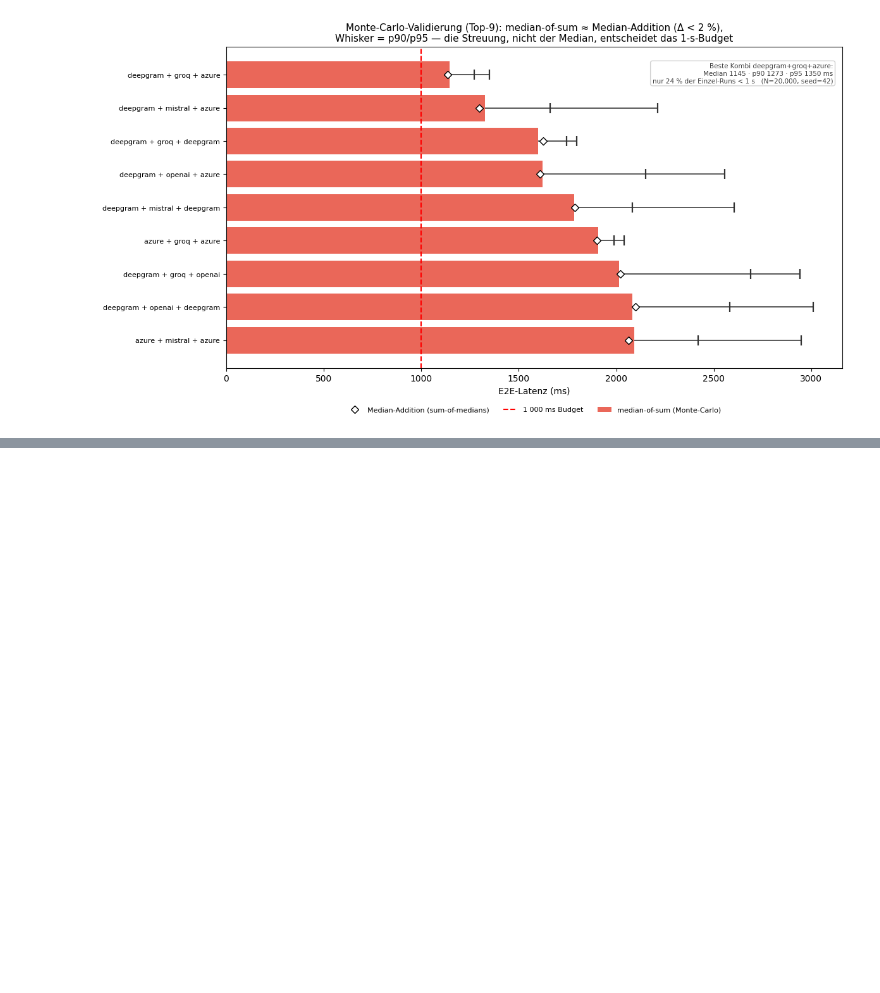
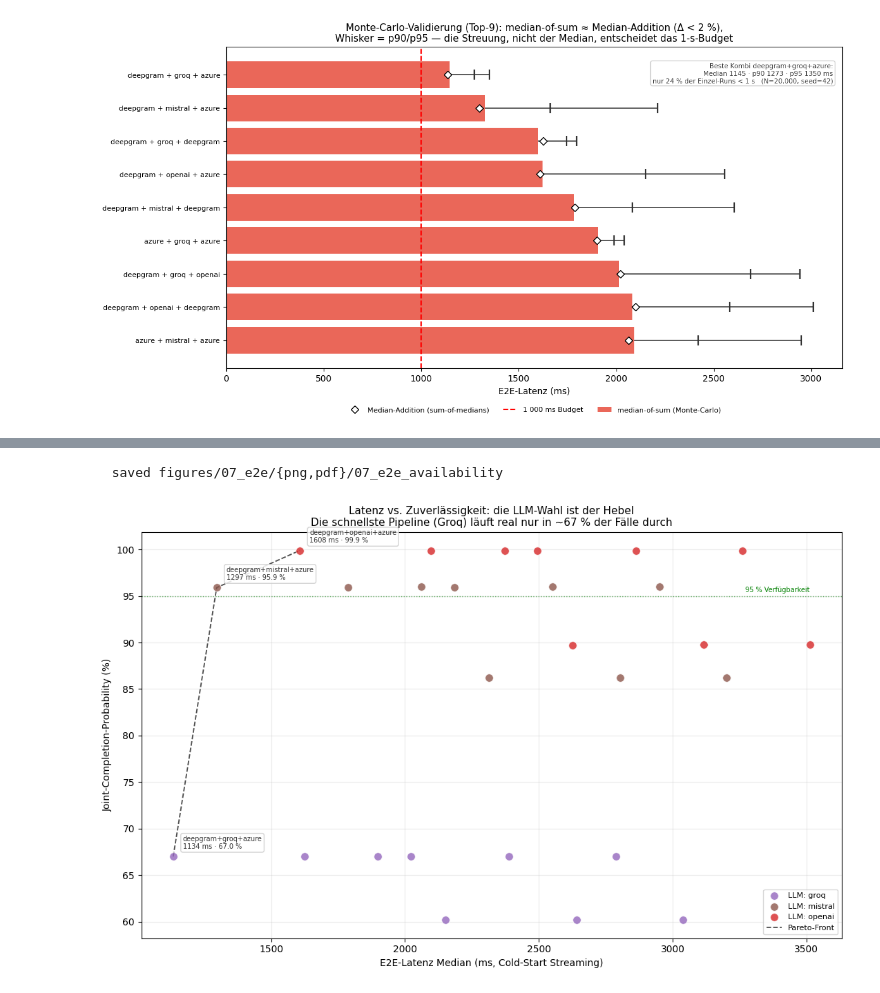
Before and after one commit to asphyxx24/bachelorThesis, a Jupyter notebook: analysis/07_e2e_pipeline.ipynb, the cells around one changed output, grey strips where cells are left out. Saved outputs shown, nothing was run; the diff lists cells and outputs as text; code cells hidden in the pictures; blank space fills up the shorter version.

```diff
--- a/analysis/07_e2e_pipeline.ipynb
+++ b/analysis/07_e2e_pipeline.ipynb
@@ -421 +504,36 @@ plt.show()
+# %%
+# --- Latenz-vs-Verfügbarkeit-Streudiagramm: die LLM-Wahl ist der Hebel ---
+fig, ax = plt.subplots(figsize=(11, 7))
+
+for l, g in av.groupby('llm'):
+    ax.scatter(g['stream_e2e'], g['jcp_pct'], s=70, alpha=0.8,
+               color=PROVIDER_COLORS[l], edgecolor='white', linewidth=0.6,
+               label=f'LLM: {l}', zorder=3)
+
+# Pareto-Front (jede schneller UND zuverlässiger als die nächste)
+pf = av[av['pareto']].sort_values('stream_e2e')
+ax.plot(pf['stream_e2e'], pf['jcp_pct'], color='0.3', lw=1.3, ls='--', zorder=2,
+        label='Pareto-Front')
+for _, r in pf.iterrows():
+    ax.annotate(f"{r['combo']}\n{r['stream_e2e']:.0f} ms · {r['jcp_pct']:.1f} %",
+                (r['stream_e2e'], r['jcp_pct']),
+                textcoords='offset points', xytext=(10, 8), fontsize=7, color='0.2',
+                bbox=dict(boxstyle='round', fc='white', ec='0.8', alpha=0.85), zorder=4)
+
+ax.axhline(95, color='green', lw=1, ls=':', alpha=0.6)
+ax.text(av['stream_e2e'].max(), 95.4, '95 % Verfügbarkeit', fontsize=7, color='green', ha='right')
+
+ax.set_xlabel('E2E-Latenz Median (ms, Cold-Start Streaming)')
+ax.set_ylabel('Joint-Completion-Probability (%)')
+ax.set_title('Latenz vs. Zuverlässigkeit: die LLM-Wahl ist der Hebel\n'
+             'Die schnellste Pipeline (Groq) läuft real nur in ~67 % der Fälle durch',
+             fontsize=11)
+ax.legend(fontsize=8, loc='lower right')
+ax.grid(True, alpha=0.25)
+plt.tight_layout()
+save_figure(fig, '07_e2e_availability')
+plt.show()
+# %% [output]
+  saved figures/07_e2e/{png,pdf}/07_e2e_availability
+[figure, added]
 # %% [markdown]
```
Also changed, not shown: parts of 3 cells of this notebook, 10 other files.
